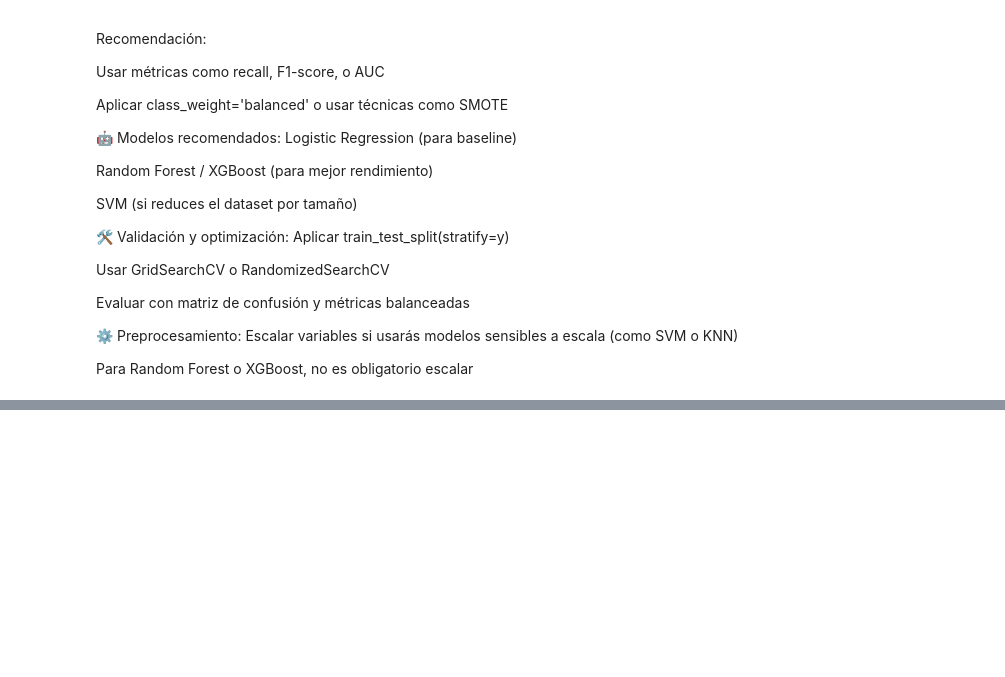
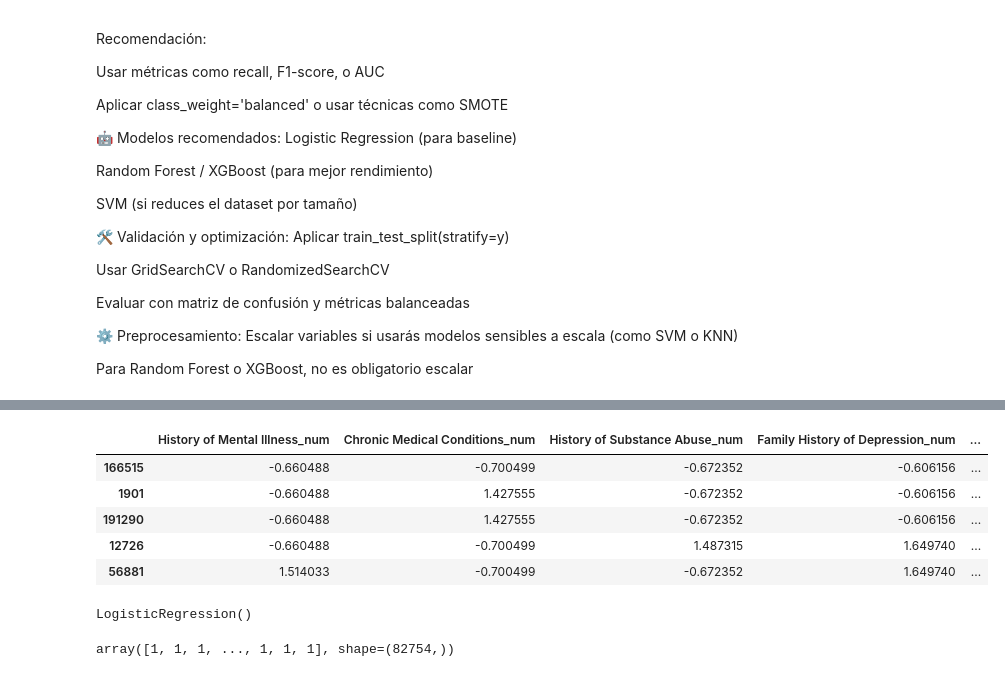
Before and after one commit to Valenfrc/Salud-mental-fase2, a Jupyter notebook: src/explore.ipynb, the cells around one changed output, grey strips where cells are left out. Saved outputs shown, nothing was run; the diff lists cells and outputs as text; code cells hidden in the pictures; blank space fills up the shorter version.

```diff
--- a/src/explore.ipynb
+++ b/src/explore.ipynb
@@ -610,0 +630,20 @@ Para Random Forest o XGBoost, no es obligatorio escalar
+# %%
+from sklearn.preprocessing import StandardScaler
+
+scaler = StandardScaler()
+scaler.fit(X_train)
+
+X_train_norm = scaler.transform(X_train)
+X_train_norm = pd.DataFrame(X_train_norm, index = X_train.index, columns = num_variables)
+
+X_test_norm = scaler.transform(X_test)
+X_test_norm = pd.DataFrame(X_test_norm, index = X_test.index, columns = num_variables)
+
+X_train_norm.head()
+# %% [output]
+|  | History of Mental Illness_num | Chronic Medical Conditions_num | History of Substance Abuse_num | Family History of Depression_num | ... |
+| 166515 | -0.660488 | -0.700499 | -0.672352 | -0.606156 | ... |
+| 1901 | -0.660488 | 1.427555 | -0.672352 | -0.606156 | ... |
+| 191290 | -0.660488 | 1.427555 | -0.672352 | -0.606156 | ... |
+| 12726 | -0.660488 | -0.700499 | 1.487315 | 1.649740 | ... |
+| 56881 | 1.514033 | -0.700499 | -0.672352 | 1.649740 | ... |
@@ -610,0 +665,12 @@ Para Random Forest o XGBoost, no es obligatorio escalar
+# %%
+from sklearn.linear_model import LogisticRegression
+
+model = LogisticRegression()
+model.fit(X_train, y_train)
+# %% [output]
+LogisticRegression()
+# %%
+y_pred = model.predict(X_test)
+y_pred
+# %% [output]
+array([1, 1, 1, ..., 1, 1, 1], shape=(82754,))
```
Also changed, not shown: parts of 7 cells of this notebook, 3 other files.
